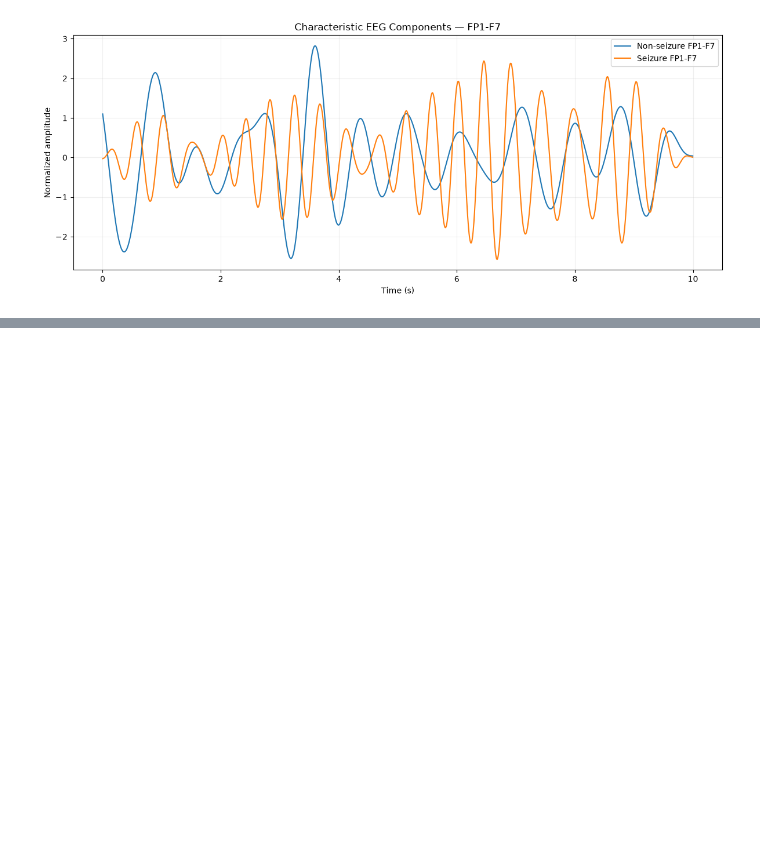
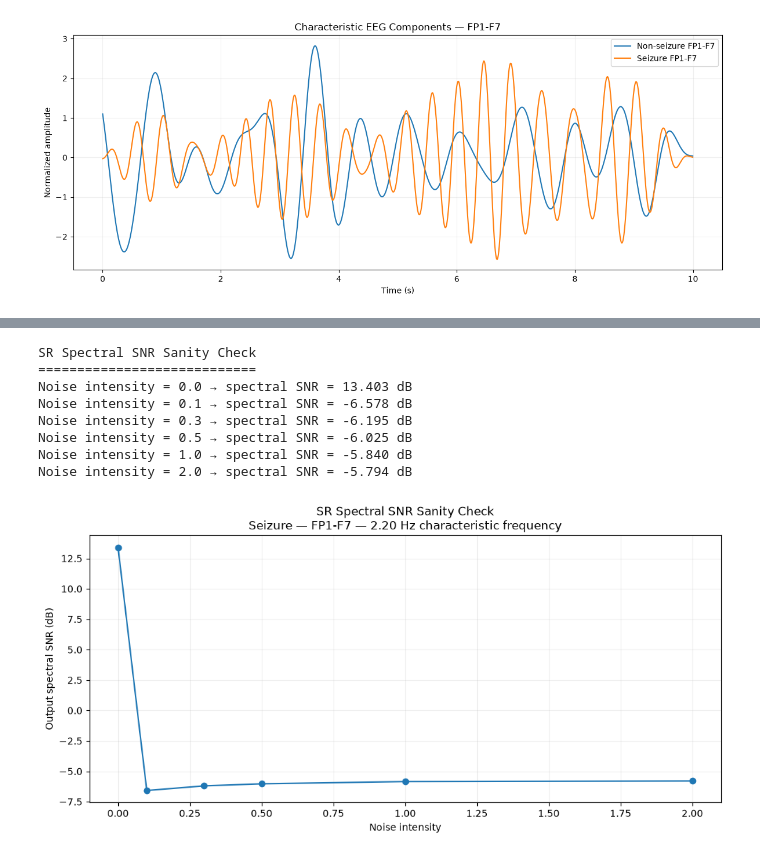
Before and after one commit to soumyabhardwaj255-cmd/ML_PROJECT1, a Jupyter notebook: notebooks/02_preprocess_chb01.ipynb, the cells around one changed output, grey strips where cells are left out. Drawn from its saved outputs; the diff is of its cells as text; code cells hidden in the pictures; blank space fills up the shorter version.

```diff
--- a/notebooks/02_preprocess_chb01.ipynb
+++ b/notebooks/02_preprocess_chb01.ipynb
@@ -2479,0 +4789,77 @@ print(
+# %%
+# ==========================================
+# SR — Spectral SNR Sanity Check
+# ==========================================
+
+sr_check_noise_levels = [
+    0.0,
+    0.1,
+    0.3,
+    0.5,
+    1.0,
+    2.0
+]
+
+sr_check_snr = []
+
+print("SR Spectral SNR Sanity Check")
+print("============================")
+
+for noise_level in sr_check_noise_levels:
+
+    output = sr_bistable_model(
+        sr_seiz_component,
+        sr_sfreq,
+        noise_level,
+        input_scale=0.10,
+        rng=np.random.default_rng(42)
+    )
+
+    snr = sr_spectral_snr(
+        output,
+        sr_sfreq,
+        sr_seiz_freq
+    )
+
+    sr_check_snr.append(snr)
+
+    print(
+        f"Noise intensity = {noise_level:.1f}"
+        f" → spectral SNR = {snr:.3f} dB"
+    )
+
+
+# ------------------------------------------
+# Plot
+# ------------------------------------------
+
+plt.figure(figsize=(10, 5))
+
+plt.plot(
+    sr_check_noise_levels,
+    sr_check_snr,
+    marker="o"
+)
+
+plt.xlabel("Noise intensity")
+plt.ylabel("Output spectral SNR (dB)")
+
+plt.title(
+    "SR Spectral SNR Sanity Check"
+    "\nSeizure — FP1-F7 — 2.20 Hz characteristic frequency"
+)
+
+plt.grid(alpha=0.2)
+
+plt.tight_layout()
+plt.show()
+# %% [output]
+SR Spectral SNR Sanity Check
+============================
+Noise intensity = 0.0 → spectral SNR = 13.403 dB
+Noise intensity = 0.1 → spectral SNR = -6.578 dB
+Noise intensity = 0.3 → spectral SNR = -6.195 dB
+Noise intensity = 0.5 → spectral SNR = -6.025 dB
+Noise intensity = 1.0 → spectral SNR = -5.840 dB
+Noise intensity = 2.0 → spectral SNR = -5.794 dB
+[figure, added]
```
Also changed, not shown: parts of 32 cells of this notebook.
